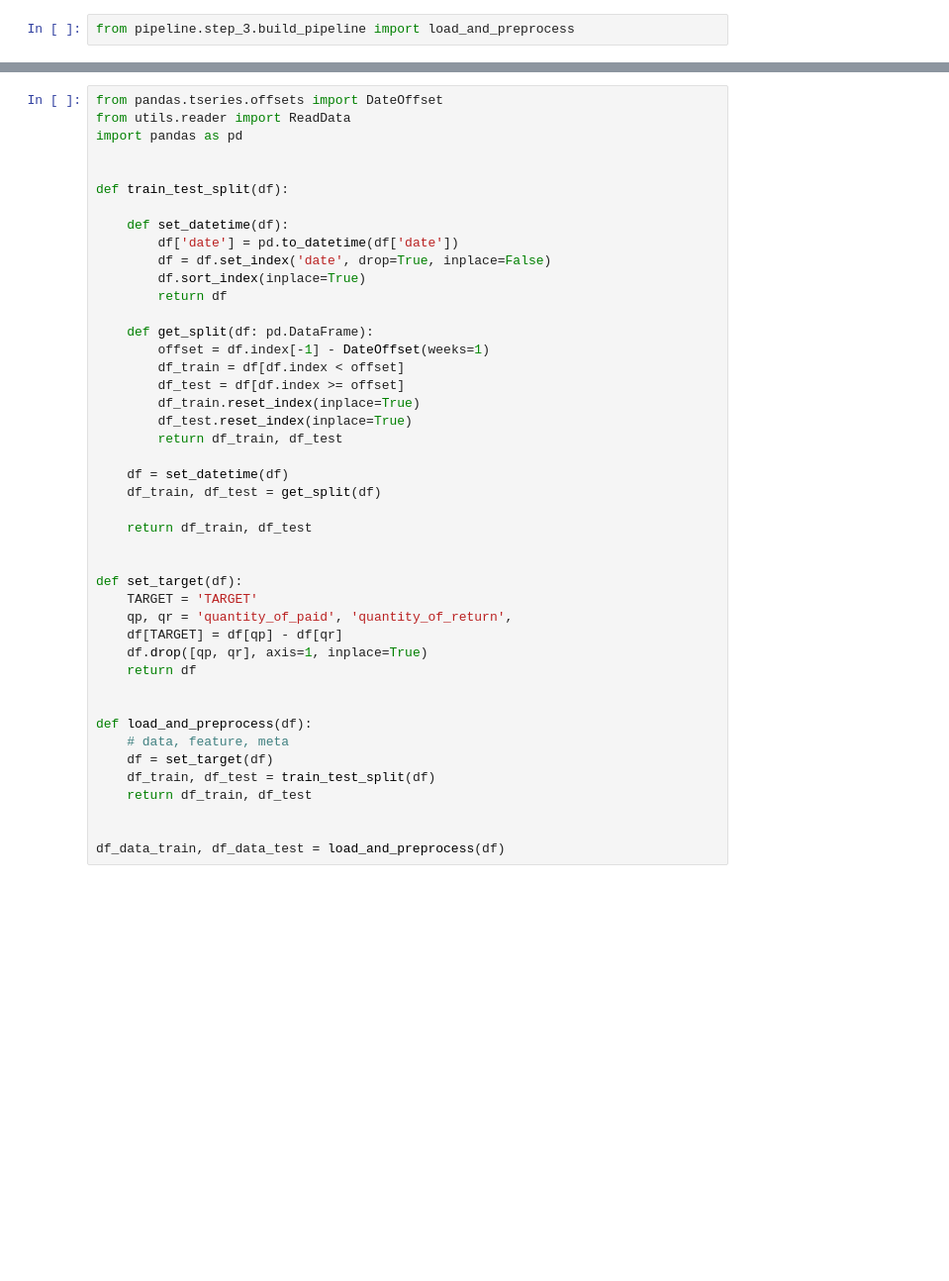
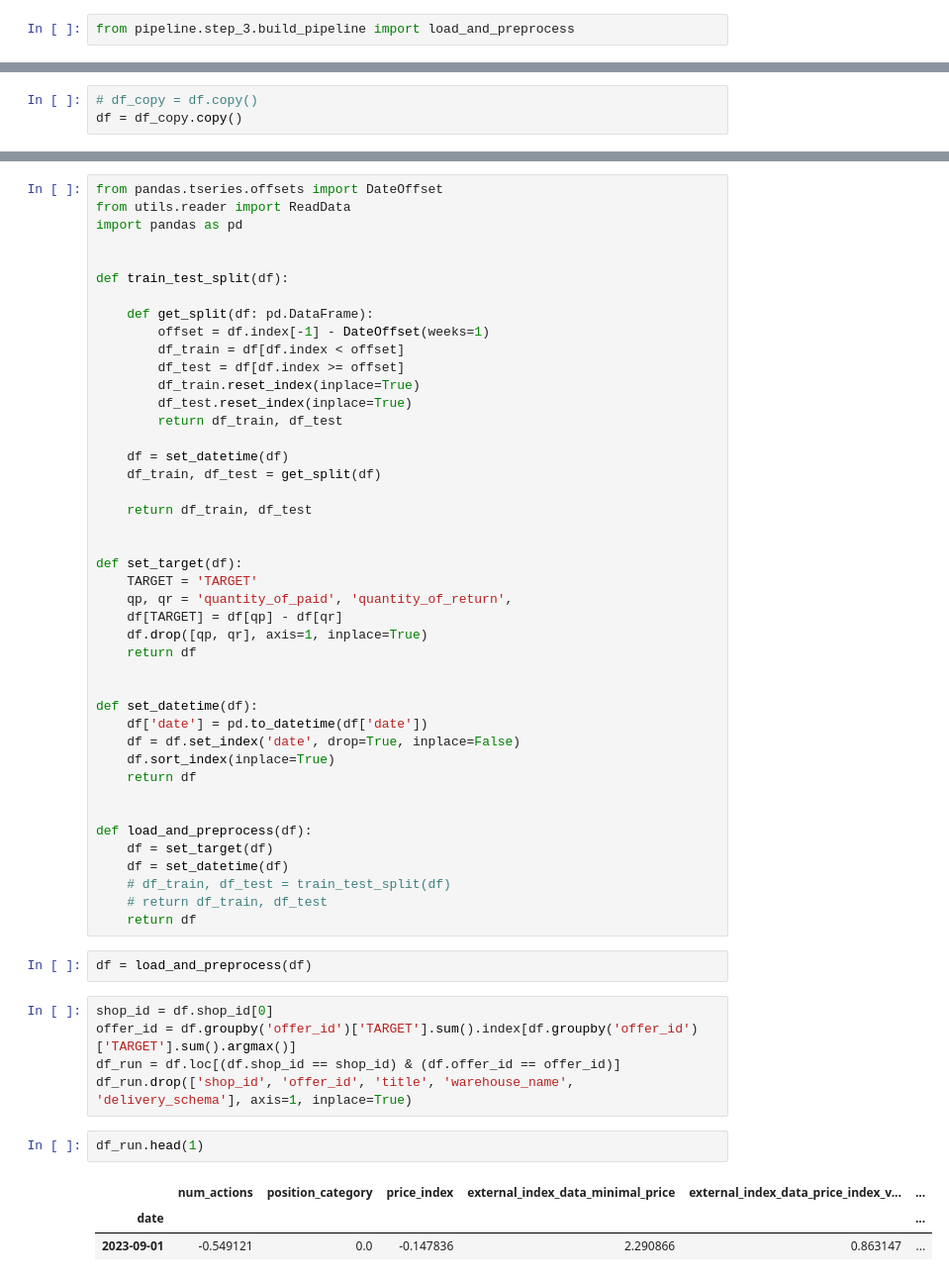
Before and after one commit to daniliambo/suppi-ml, a Jupyter notebook: app/step_4.ipynb, the cells around one changed output, grey strips where cells are left out. Shown: that part at 99% size. Cells and saved outputs as stored; diff of their text form; blank space fills up the shorter version.

```diff
--- a/app/step_4.ipynb
+++ b/app/step_4.ipynb
@@ -31 +31,4 @@ See the caveats in the documentation: https://pandas.pydata.org/pandas-docs/stab
+# %%
+# df_copy = df.copy()
+df = df_copy.copy()
 # %%
@@ -42,12 +42,6 @@ import pandas as pd
 
 
 def train_test_split(df):
-
-    def set_datetime(df):
-        df['date'] = pd.to_datetime(df['date'])
-        df = df.set_index('date', drop=True, inplace=False)
-        df.sort_index(inplace=True)
-        return df
 
     def get_split(df: pd.DataFrame):
         offset = df.index[-1] - DateOffset(weeks=1)
@@ -71,11 +65,29 @@ def set_target(df):
     return df
 
 
-def load_and_preprocess(df):
-    # data, feature, meta
-    df = set_target(df)
-    df_train, df_test = train_test_split(df)
-    return df_train, df_test
+def set_datetime(df):
+    df['date'] = pd.to_datetime(df['date'])
+    df = df.set_index('date', drop=True, inplace=False)
+    df.sort_index(inplace=True)
+    return df
 
 
-df_data_train, df_data_test = load_and_preprocess(df)
+def load_and_preprocess(df):
+    df = set_target(df)
+    df = set_datetime(df)
+    # df_train, df_test = train_test_split(df)
+    # return df_train, df_test
+    return df
+# %%
+df = load_and_preprocess(df)
+# %%
+shop_id = df.shop_id[0]
+offer_id = df.groupby('offer_id')['TARGET'].sum().index[df.groupby('offer_id')['TARGET'].sum().argmax()]
+df_run = df.loc[(df.shop_id == shop_id) & (df.offer_id == offer_id)]
+df_run.drop(['shop_id', 'offer_id', 'title', 'warehouse_name', 'delivery_schema'], axis=1, inplace=True)
+# %%
+df_run.head(1)
+# %% [output]
+|  | num_actions | position_category | price_index | external_index_data_minimal_price | external_index_data_price_index_v... | ... |
+| date |  |  |  |  |  | ... |
+| 2023-09-01 | -0.549121 | 0.0 | -0.147836 | 2.290866 | 0.863147 | ... |
```
Also changed, not shown: parts of 10 cells of this notebook, 3 other files.
